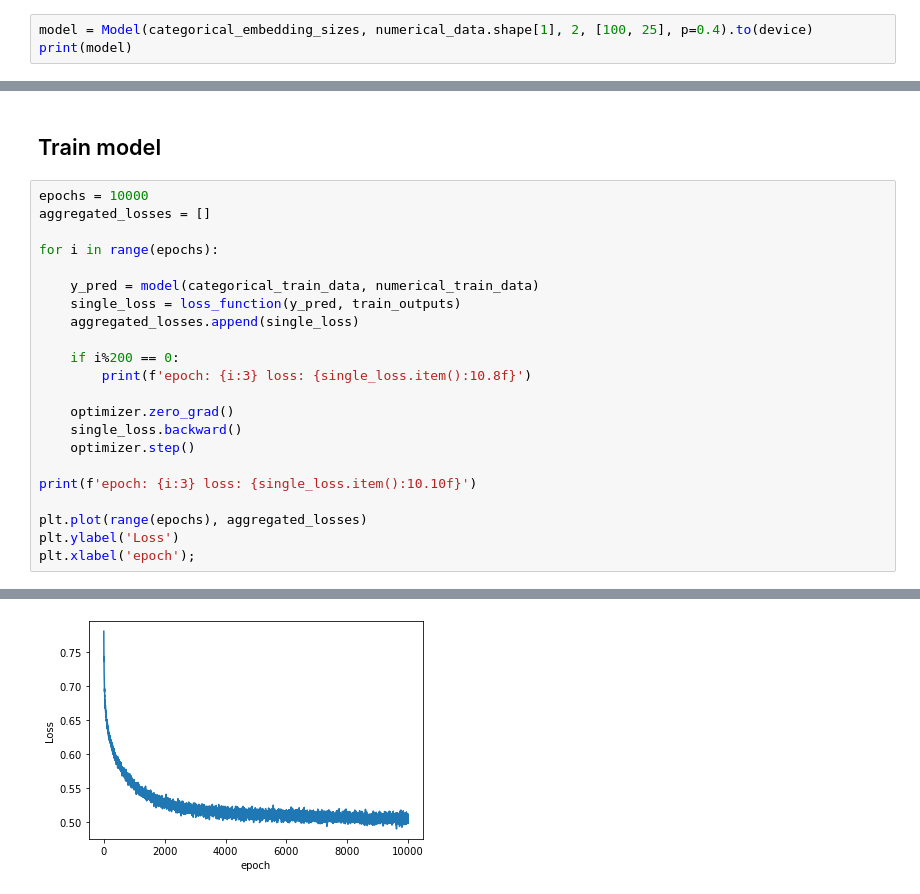
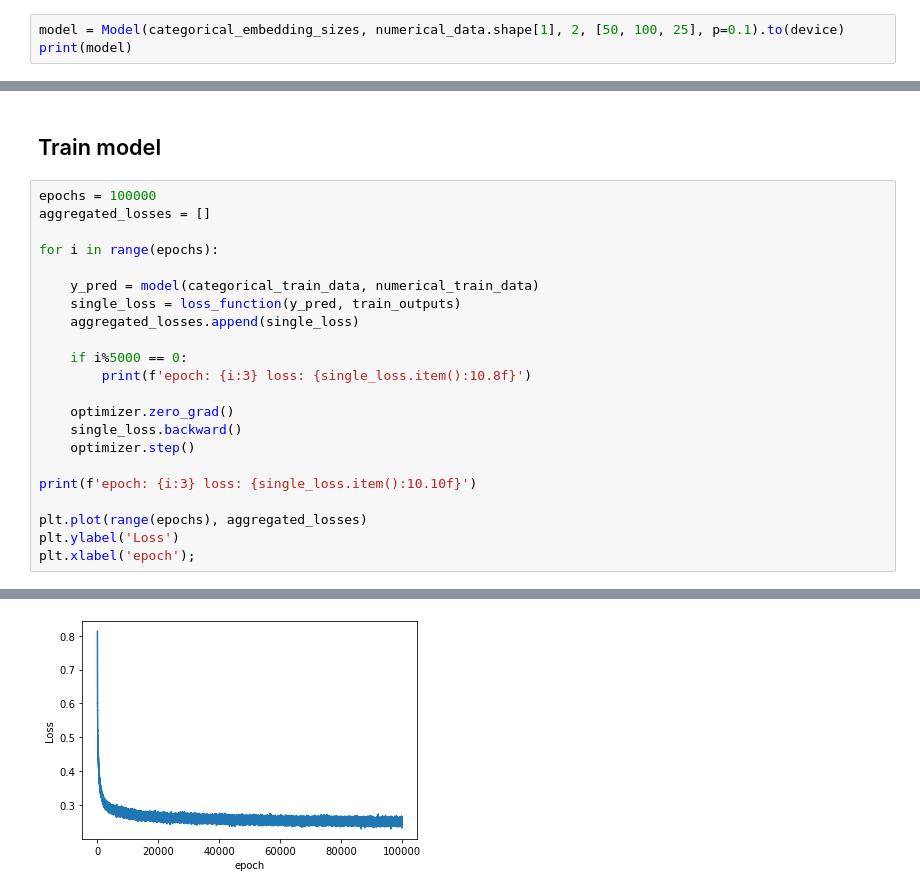
Before and after one commit to Lumi1070/ML-Projektarbeit, a Jupyter notebook: coupon-reco-pytorch2.ipynb, the cells around one changed output, grey strips where cells are left out. Saved outputs shown, nothing was run; the diff lists cells and outputs as text.

```diff
--- a/coupon-reco-pytorch2.ipynb
+++ b/coupon-reco-pytorch2.ipynb
@@ -344,7 +369,7 @@ class Model(nn.Module):
         x = self.layers(x)
         return x
 # %%
-model = Model(categorical_embedding_sizes, numerical_data.shape[1], 2, [100, 25], p=0.4).to(device)
+model = Model(categorical_embedding_sizes, numerical_data.shape[1], 2, [50, 100, 25], p=0.1).to(device)
 print(model)
 # %% [output]
 Model(
@@ -370,7 +395,7 @@ optimizer = torch.optim.Adam(model.parameters(), lr=0.001)
 # %% [markdown]
 ## Train model
 # %%
-epochs = 10000
+epochs = 100000
 aggregated_losses = []
 
 for i in range(epochs):
@@ -379,7 +404,7 @@ for i in range(epochs):
     single_loss = loss_function(y_pred, train_outputs)
     aggregated_losses.append(single_loss)
 
-    if i%200 == 0:
+    if i%5000 == 0:
         print(f'epoch: {i:3} loss: {single_loss.item():10.8f}')
 
     optimizer.zero_grad()
@@ -412,4 +437,4 @@ epoch: 9999 loss: 0.4995072484
-[figure, old version]
+[figure, new version]
 # %%
 with torch.no_grad():
     y_val = model(categorical_test_data, numerical_test_data)
```
Also changed, not shown: parts of 10 cells of this notebook.
